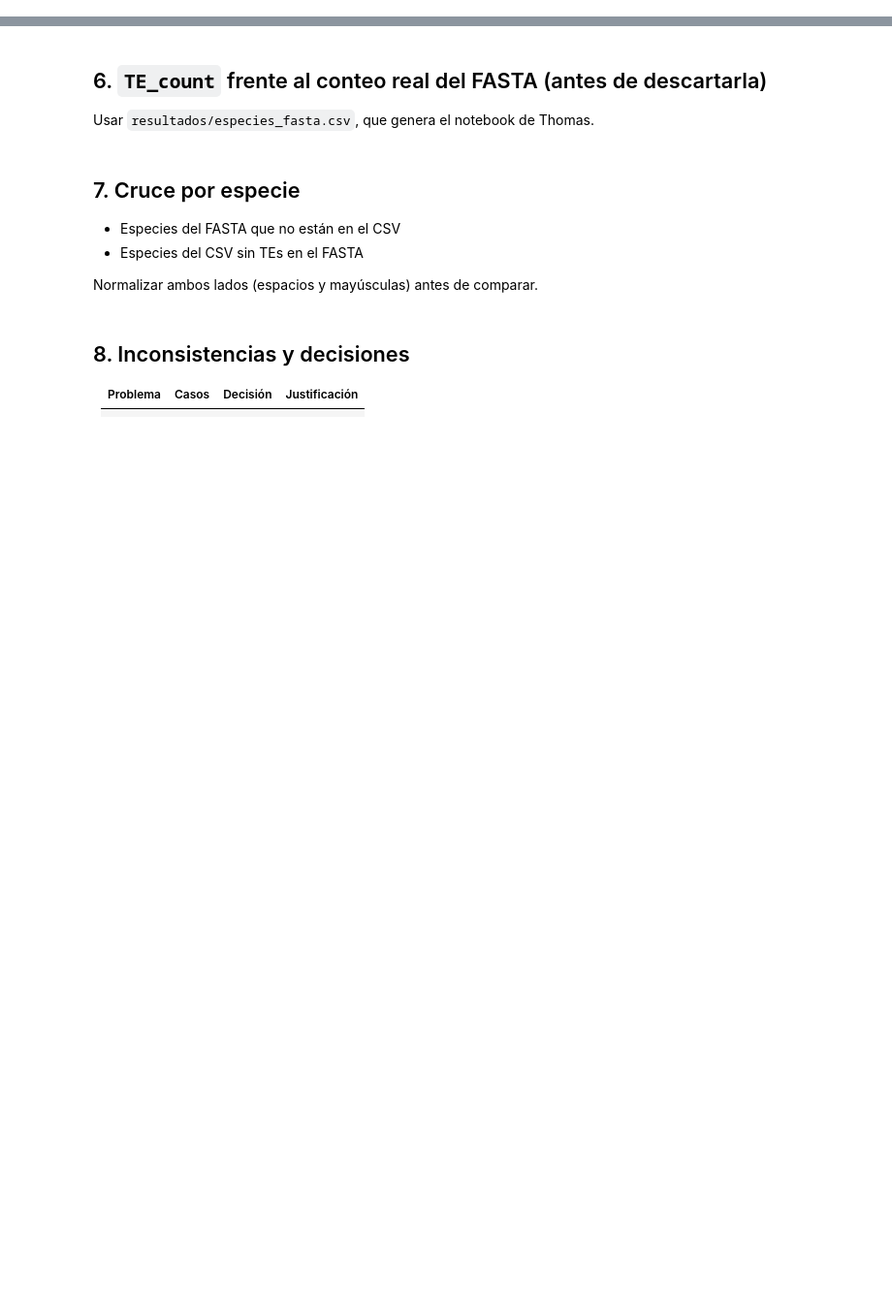
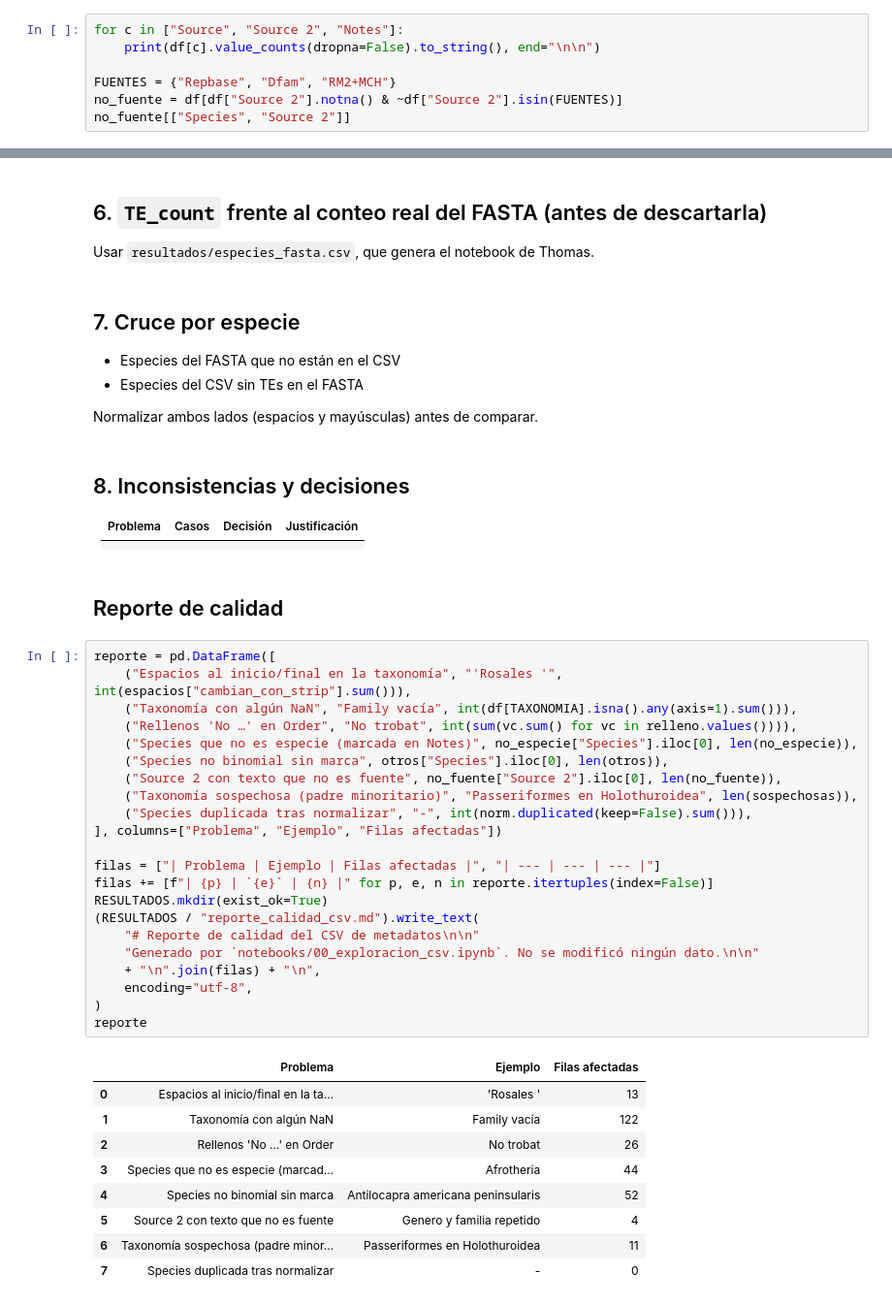
Before and after one commit to ThomasToro/transposable-elements-db, a Jupyter notebook: notebooks/00_exploracion_csv.ipynb, the cells around one changed output, grey strips where cells are left out. Shown at 97% size. Drawn from its saved outputs; the diff is of its cells as text; blank space fills up the shorter version.

```diff
--- a/notebooks/00_exploracion_csv.ipynb
+++ b/notebooks/00_exploracion_csv.ipynb
@@ -31,0 +186,7 @@ Quedarse con las 9 columnas del enunciado: Kingdom, Phylum, Class, Order, Family
+# %%
+for c in ["Source", "Source 2", "Notes"]:
+    print(df[c].value_counts(dropna=False).to_string(), end="\n\n")
+
+FUENTES = {"Repbase", "Dfam", "RM2+MCH"}
+no_fuente = df[df["Source 2"].notna() & ~df["Source 2"].isin(FUENTES)]
+no_fuente[["Species", "Source 2"]]
@@ -46,3 +266,37 @@ Normalizar ambos lados (espacios y mayúsculas) antes de comparar.
 | Problema | Casos | Decisión | Justificación |
 |---|---|---|---|
 | | | | |
+# %% [markdown]
+## Reporte de calidad
+# %%
+reporte = pd.DataFrame([
+    ("Espacios al inicio/final en la taxonomía", "'Rosales '", int(espacios["cambian_con_strip"].sum())),
+    ("Taxonomía con algún NaN", "Family vacía", int(df[TAXONOMIA].isna().any(axis=1).sum())),
+    ("Rellenos 'No …' en Order", "No trobat", int(sum(vc.sum() for vc in relleno.values()))),
+    ("Species que no es especie (marcada en Notes)", no_especie["Species"].iloc[0], len(no_especie)),
+    ("Species no binomial sin marca", otros["Species"].iloc[0], len(otros)),
+    ("Source 2 con texto que no es fuente", no_fuente["Source 2"].iloc[0], len(no_fuente)),
+    ("Taxonomía sospechosa (padre minoritario)", "Passeriformes en Holothuroidea", len(sospechosas)),
+    ("Species duplicada tras normalizar", "-", int(norm.duplicated(keep=False).sum())),
+], columns=["Problema", "Ejemplo", "Filas afectadas"])
+
+filas = ["| Problema | Ejemplo | Filas afectadas |", "| --- | --- | --- |"]
+filas += [f"| {p} | `{e}` | {n} |" for p, e, n in reporte.itertuples(index=False)]
+RESULTADOS.mkdir(exist_ok=True)
+(RESULTADOS / "reporte_calidad_csv.md").write_text(
+    "# Reporte de calidad del CSV de metadatos\n\n"
+    "Generado por `notebooks/00_exploracion_csv.ipynb`. No se modificó ningún dato.\n\n"
+    + "\n".join(filas) + "\n",
+    encoding="utf-8",
+)
+reporte
+# %% [output]
+|  | Problema | Ejemplo | Filas afectadas |
+| 0 | Espacios al inicio/final en la ta... | 'Rosales ' | 13 |
+| 1 | Taxonomía con algún NaN | Family vacía | 122 |
+| 2 | Rellenos 'No …' en Order | No trobat | 26 |
+| 3 | Species que no es especie (marcad... | Afrotheria | 44 |
+| 4 | Species no binomial sin marca | Antilocapra americana peninsularis | 52 |
+| 5 | Source 2 con texto que no es fuente | Genero y familia repetido | 4 |
+| 6 | Taxonomía sospechosa (padre minor... | Passeriformes en Holothuroidea | 11 |
+| 7 | Species duplicada tras normalizar | - | 0 |
```
Also changed, not shown: parts of 20 cells of this notebook, 10 other files.
